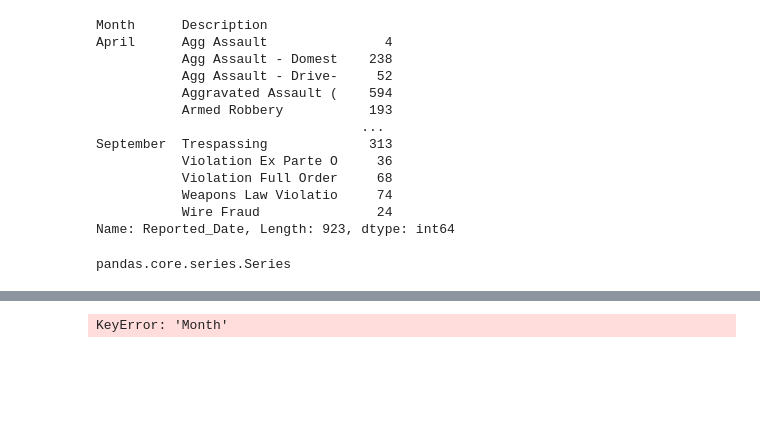
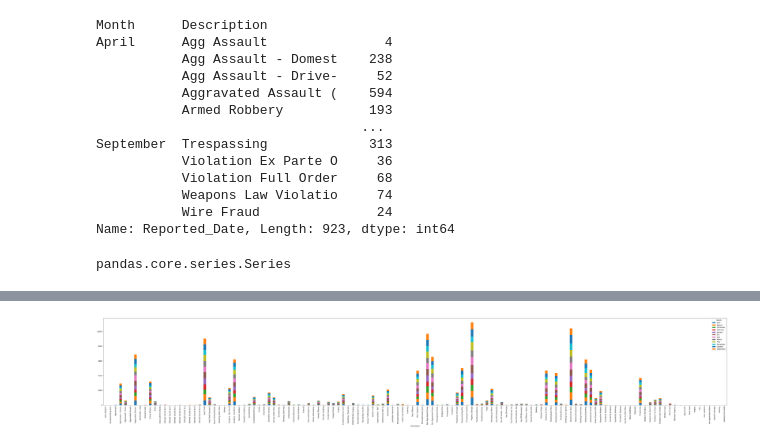
Before and after one commit to kanskris/kansas_crime_2018, a Jupyter notebook: Laylaa- Monthly Analysis.ipynb, the cells around one changed output, grey strips where cells are left out. Saved outputs shown, nothing was run; the diff lists cells and outputs as text; code cells hidden in the pictures; blank space fills up the shorter version.

Commit message:
created the stacked bar graph but will work on its representation tomorrow

```diff
--- a/Laylaa- Monthly Analysis.ipynb
+++ b/Laylaa- Monthly Analysis.ipynb
@@ -101,6 +101,6 @@ type(typesofCrime)
 # %% [output]
 pandas.core.series.Series
 # %%
-crime = pd.DataFrame(typesofCrime)
-crime
+crime = pd.DataFrame(typesofCrime).reset_index()
+crime.columns
 # %% [output]
@@ -120,0 +108,3 @@ crime
+# %%
+crime = crime.pivot(index='Description', columns='Month', values='Reported_Date')
+crime
@@ -121,11 +126,14 @@ crime
 # %%
-month = crime['Month']
-for num, month in enumerate(month):
-    values = list(crime[crime['Month'] == month].loc[:, 'Value'])
+# month = crime['Month']
+# for num, month in enumerate(month):
+#     values = list(crime[crime['Month'] == month].loc[:, 'Value'])
 
-    crime[crime['Month'] == month].plot.bar(x=crime['Description'],y=crime['Reported_Date'], ax=ax, stacked=True,
-                                    bottom = margin_bottom, color=colors[num], label=month)
-    margin_bottom += values
-plt.show()
+#     crime[crime['Month'] == month].plot.bar(x=crime['Description'],y=crime['Reported_Date'], ax=ax, stacked=True,
+#                                     bottom = margin_bottom, color=colors[num], label=month)
+#     margin_bottom += values
+# plt.show()
-# %% [output]
-KeyError: 'Month'
+# %%
+crime.plot.bar(stacked=True, figsize=(70,10))
+plt.show()
+# %% [output]
+[figure, added]
```
Also changed, not shown: parts of 2 cells of this notebook.
